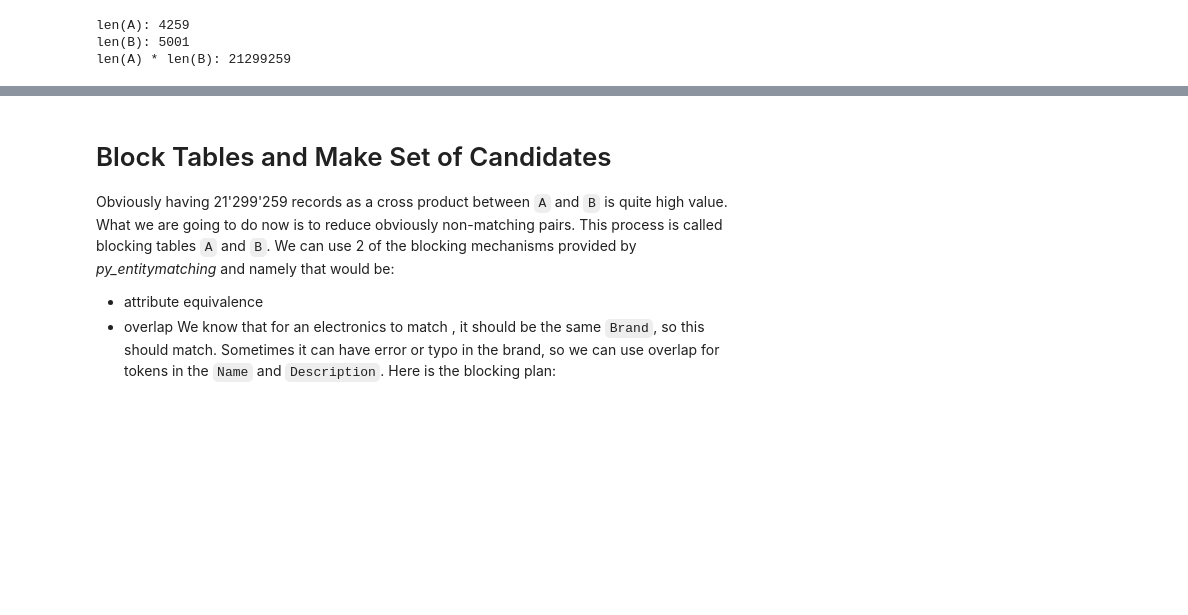
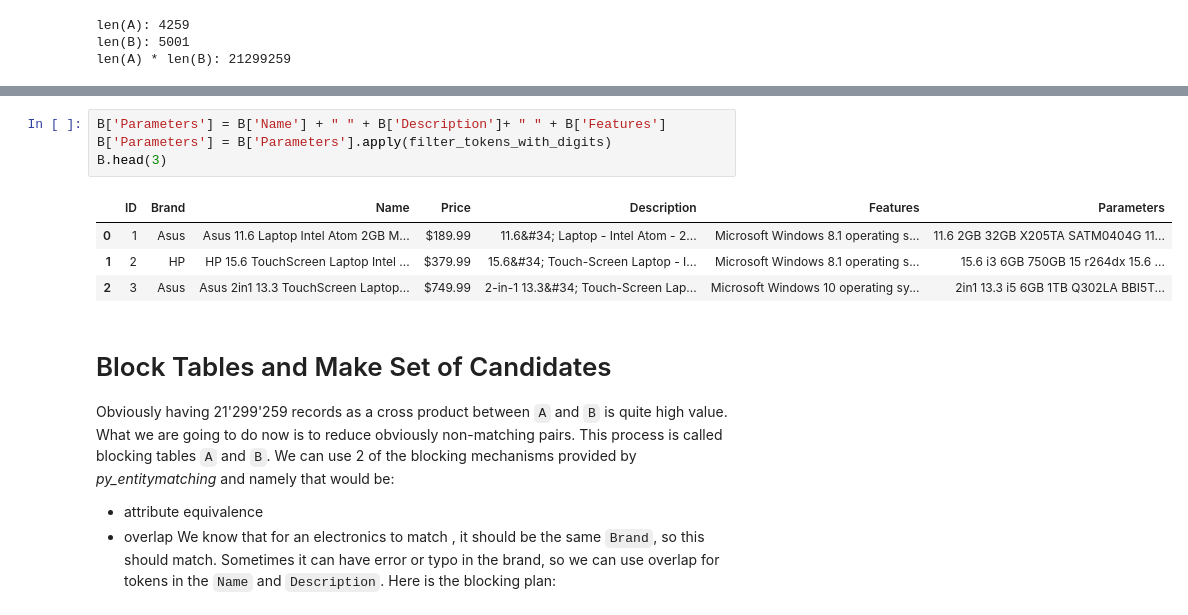
Before and after one commit to borkox/uni-sofia-entity-linking-magellan, a Jupyter notebook: notebooks/entity_match_electronics.ipynb, the cells around one changed output, grey strips where cells are left out. Cells and saved outputs as stored; diff of their text form; blank space fills up the shorter version.

```diff
--- a/notebooks/entity_match_electronics.ipynb
+++ b/notebooks/entity_match_electronics.ipynb
@@ -55,3 +82,12 @@ len(A) * len(B): 21299259
+# %%
+B['Parameters'] = B['Name'] + " " + B['Description']+ " " + B['Features']
+B['Parameters'] = B['Parameters'].apply(filter_tokens_with_digits)
+B.head(3)
+# %% [output]
+|  | ID | Brand | Name | Price | Description | Features | Parameters |
+| 0 | 1 | Asus | Asus 11.6 Laptop Intel Atom 2GB M... | $189.99 | 11.6&#34; Laptop - Intel Atom - 2... | Microsoft Windows 8.1 operating s... | 11.6 2GB 32GB X205TA SATM0404G 11... |
+| 1 | 2 | HP | HP 15.6 TouchScreen Laptop Intel ... | $379.99 | 15.6&#34; Touch-Screen Laptop - I... | Microsoft Windows 8.1 operating s... | 15.6 i3 6GB 750GB 15 r264dx 15.6 ... |
+| 2 | 3 | Asus | Asus 2in1 13.3 TouchScreen Laptop... | $749.99 | 2-in-1 13.3&#34; Touch-Screen Lap... | Microsoft Windows 10 operating sy... | 2in1 13.3 i5 6GB 1TB Q302LA BBI5T... |
 # %% [markdown]
 # Block Tables and Make Set of Candidates
 
```
Also changed, not shown: parts of 13 cells of this notebook.
